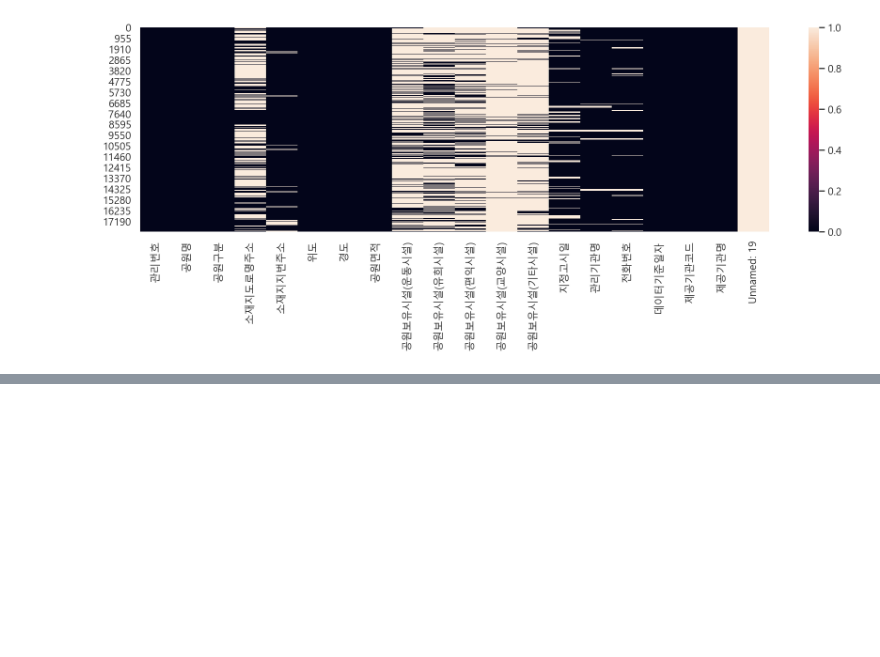
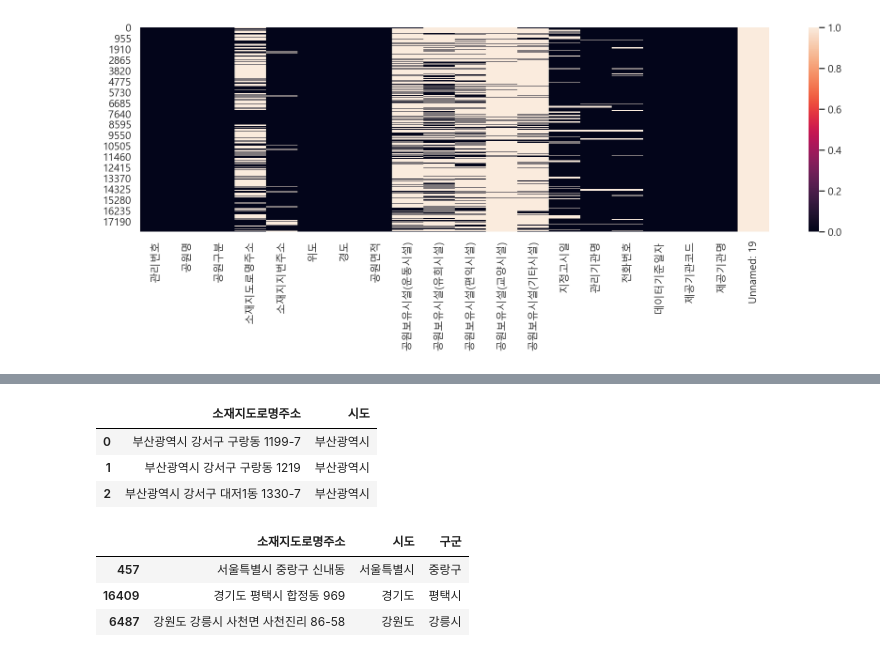
Before and after one commit to sookm/inflearn_lecture_opendata, a Jupyter notebook: 05-park-practice_210711.ipynb, the cells around one changed output, grey strips where cells are left out. Drawn from its saved outputs; the diff is of its cells as text; code cells hidden in the pictures; blank space fills up the shorter version.

Commit message:
210713_5_전국 도시공원 데이터로 다양한 전처리 해보기

```diff
--- a/05-park-practice_210711.ipynb
+++ b/05-park-practice_210711.ipynb
@@ -257,0 +278,6 @@ sns.heatmap(null)
+# %%
+# drop 으로 'Unnamed: 19' 를 제거하기
+
+print(df.shape)
+df = df.drop(["Unnamed: 19"], axis=1)
+print(df.shape)
@@ -257,0 +311,7 @@ sns.heatmap(null)
+# %%
+# "소재지도로명주소"의 결측치를 fillna 를 통해 "소재지지번주소"로 채웁니다.
+
+df['소재지도로명주소'] = df['소재지도로명주소'].fillna(df['소재지지번주소'])
+df['소재지도로명주소'].isnull().sum()
+
+# 대체할 수 있는 다른 데이터로 결측치 채우기
@@ -257,0 +331,26 @@ sns.heatmap(null)
+# %%
+# 소재지도로명주소로 시도, 구군 변수 생성하기
+# .str.split(' ', expand=True)[0] 을 통해 공백문자로 분리하고 리스트의 첫번째 값을 가져오도록 하기
+
+# .str.split() : 공백으로 나눠주기
+# df['소재지도로명주소'].str.split()
+
+# expand=True 옵션으로 첫번째 값 가져오기
+df["시도"] = df['소재지도로명주소'].str.split(expand=True)[0]
+
+df[["소재지도로명주소", "시도"]].head(3)
+# %% [output]
+|  | 소재지도로명주소 | 시도 |
+| 0 | 부산광역시 강서구 구랑동 1199-7 | 부산광역시 |
+| 1 | 부산광역시 강서구 구랑동 1219 | 부산광역시 |
+| 2 | 부산광역시 강서구 대저1동 1330-7 | 부산광역시 |
+# %%
+# 구군 가져오기
+
+df["구군"] = df['소재지도로명주소'].str.split(expand=True)[1]
+df[["소재지도로명주소", "시도", "구군"]].sample(3)
+# %% [output]
+|  | 소재지도로명주소 | 시도 | 구군 |
+| 457 | 서울특별시 중랑구 신내동 | 서울특별시 | 중랑구 |
+| 16409 | 경기도 평택시 합정동 969 | 경기도 | 평택시 |
+| 6487 | 강원도 강릉시 사천면 사천진리 86-58 | 강원도 | 강릉시 |
```
Also changed, not shown: parts of 16 cells of this notebook.
